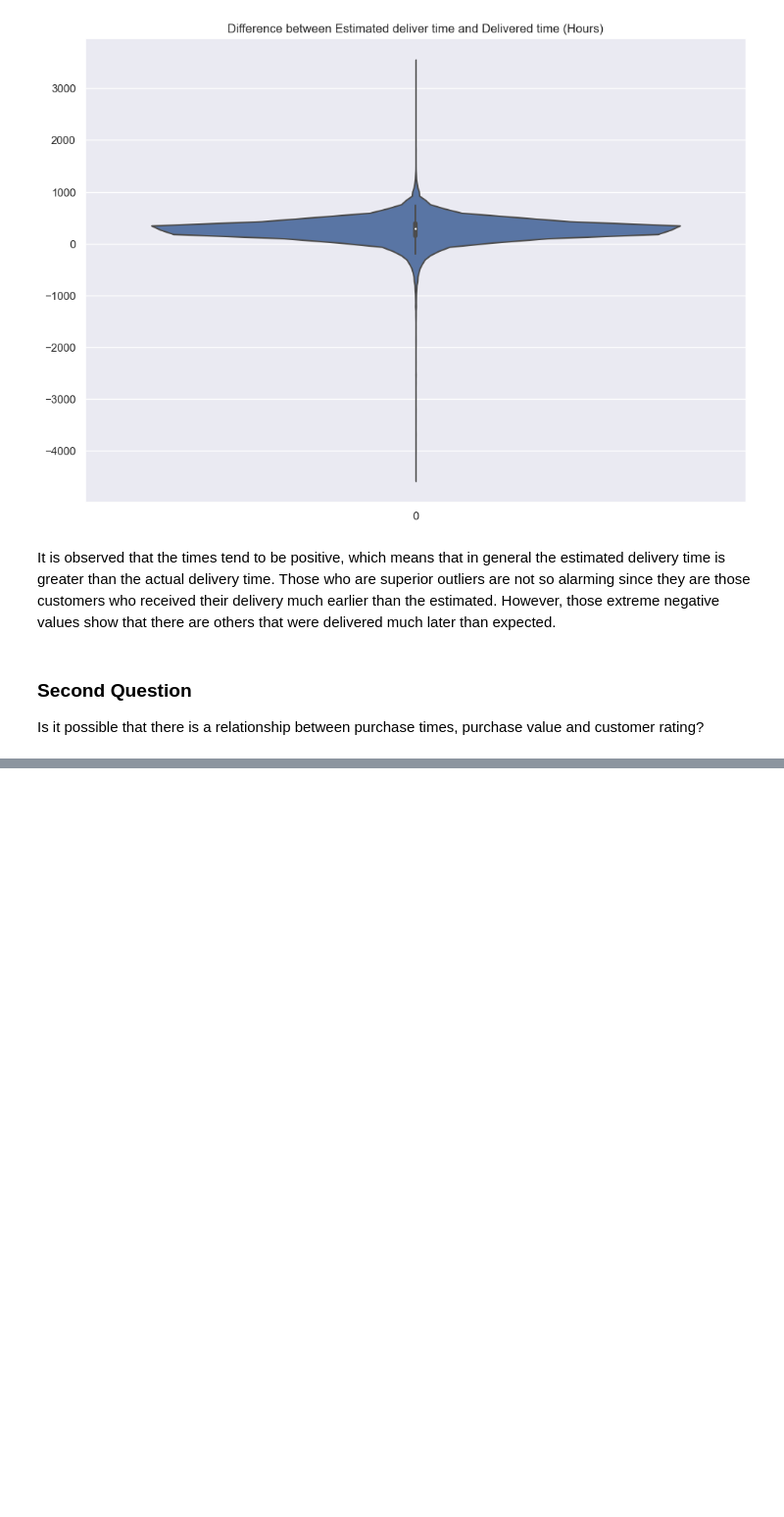
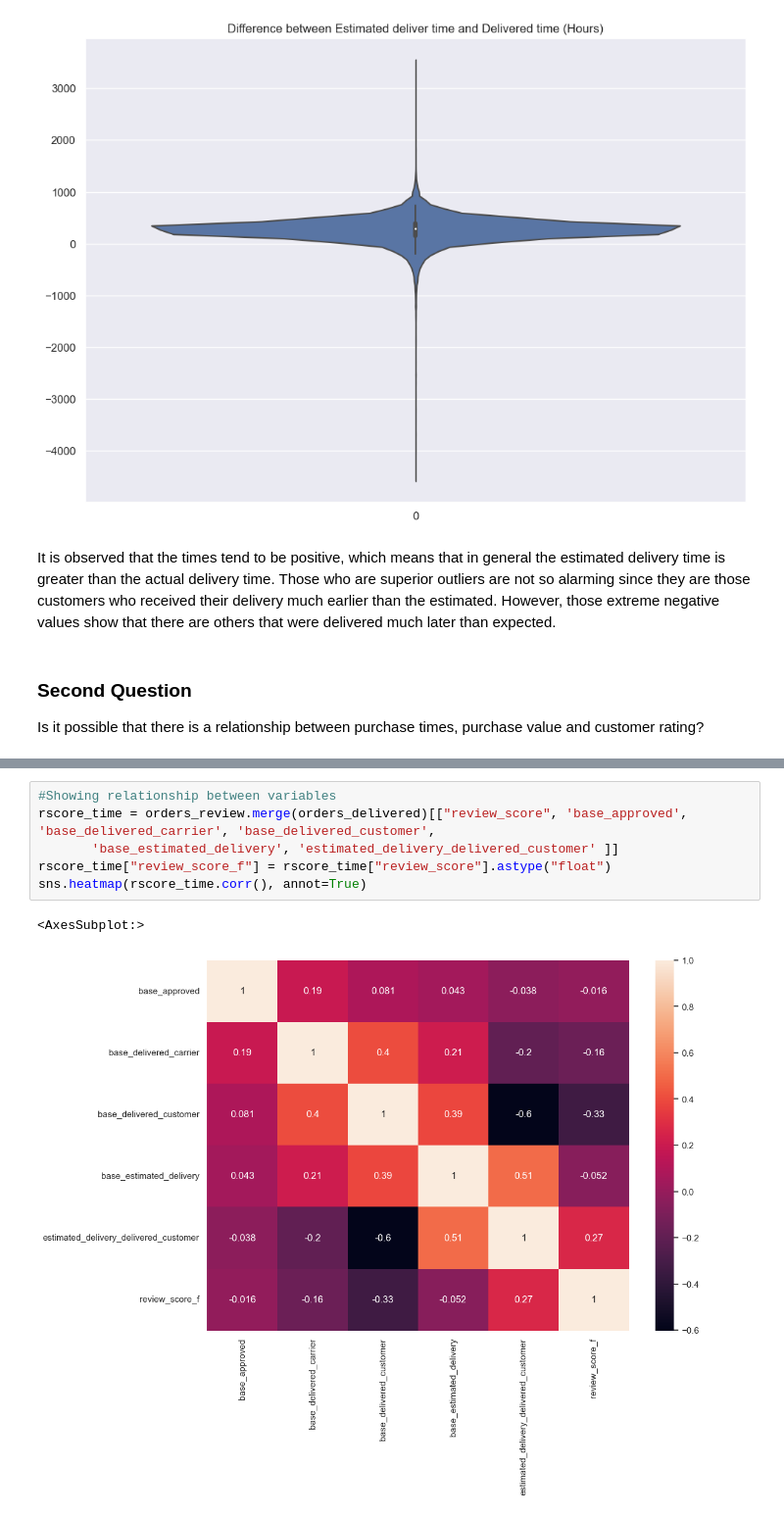
Before and after one commit to lpenuelac/lpenuelac.github.io, a Jupyter notebook: notebook/Project.ipynb, the cells around one changed output, grey strips where cells are left out. Shown at 98% size. Cells and saved outputs as stored; diff of their text form; blank space fills up the shorter version.

```diff
--- a/notebook/Project.ipynb
+++ b/notebook/Project.ipynb
@@ -501,0 +556,9 @@ Is it possible that there is a relationship between purchase times, purchase val
+# %%
+#Showing relationship between variables
+rscore_time = orders_review.merge(orders_delivered)[["review_score", 'base_approved', 'base_delivered_carrier', 'base_delivered_customer',
+       'base_estimated_delivery', 'estimated_delivery_delivered_customer' ]]
+rscore_time["review_score_f"] = rscore_time["review_score"].astype("float")
+sns.heatmap(rscore_time.corr(), annot=True)
+# %% [output]
+<AxesSubplot:>
+[figure, added]
```
Also changed, not shown: parts of 33 cells of this notebook, 1 other file.
